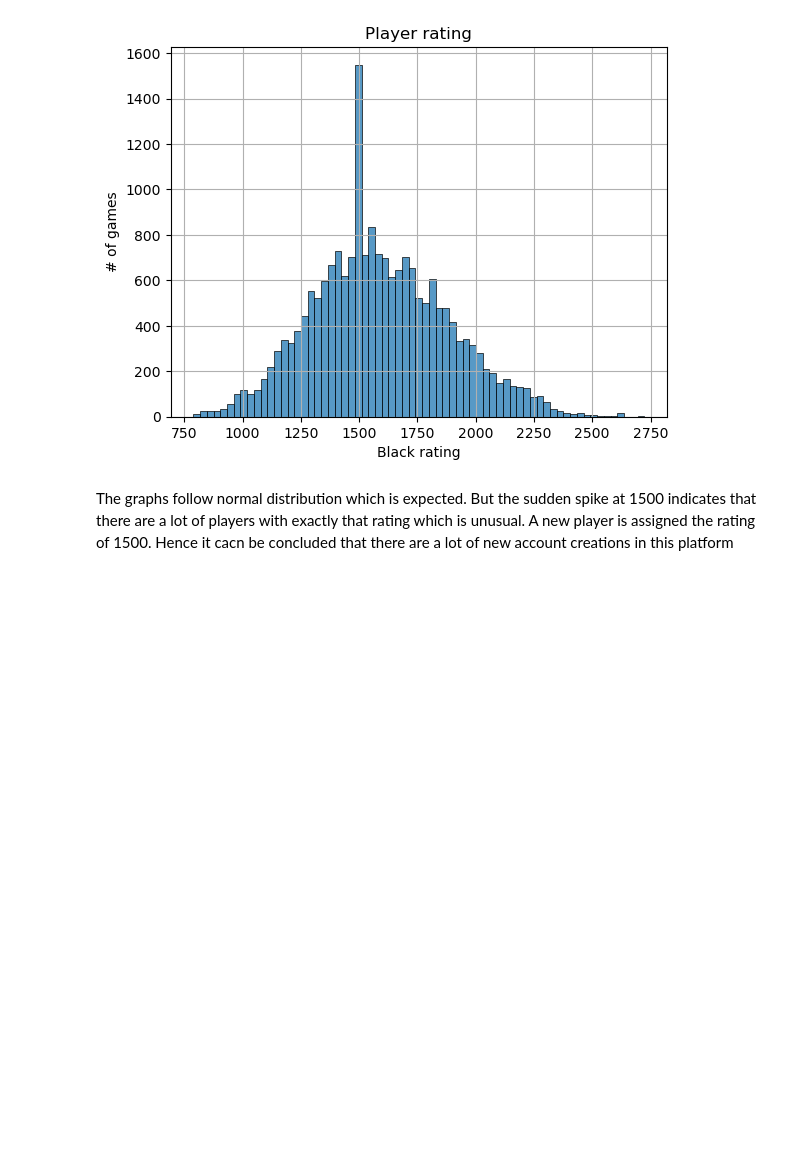
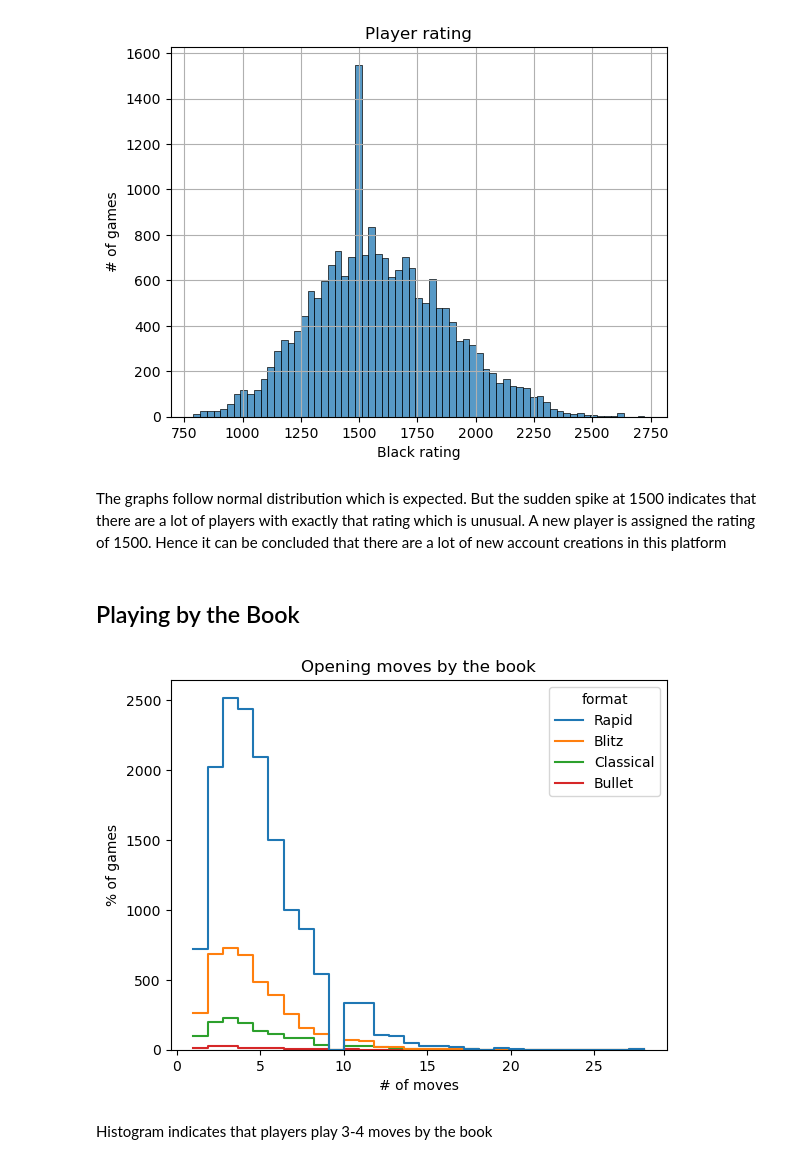
Before and after one commit to avezshariq/DataScience, a Jupyter notebook: chess/lichess.ipynb, the cells around one changed output. Saved outputs shown, nothing was run; the diff lists cells and outputs as text; code cells hidden in the pictures; blank space fills up the shorter version.

Commit message:
by the book

```diff
--- a/chess/lichess.ipynb
+++ b/chess/lichess.ipynb
@@ -233,4 +235,17 @@ plt.show()
 # %% [output]
 [figure]
 # %% [markdown]
-The graphs follow normal distribution which is expected. But the sudden spike at 1500 indicates that there are a lot of players with exactly that rating which is unusual. A new player is assigned the rating of 1500. Hence it cacn be concluded that there are a lot of new account creations in this platform
+The graphs follow normal distribution which is expected. But the sudden spike at 1500 indicates that there are a lot of players with exactly that rating which is unusual. A new player is assigned the rating of 1500. Hence it can be concluded that there are a lot of new account creations in this platform
+# %% [markdown]
+## Playing by the Book
+# %%
+sns.histplot(data=df, x='opening_ply',fill=False, element='step', hue='format', bins=30)
+plt.title('Opening moves by the book')
+plt.xlabel('# of moves')
+plt.ylabel('% of games')
+# plt.grid(True)
+plt.show()
+# %% [output]
+[figure, added]
+# %% [markdown]
+Histogram indicates that players play 3-4 moves by the book
```
Also changed, not shown: parts of 9 cells of this notebook.
